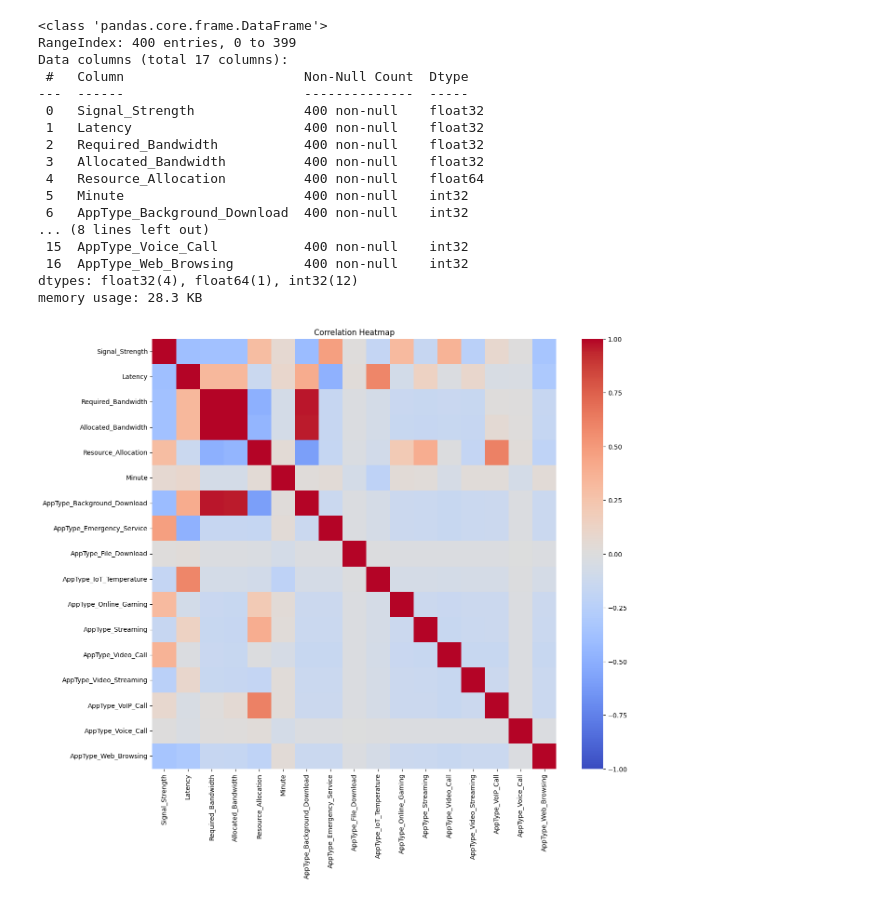
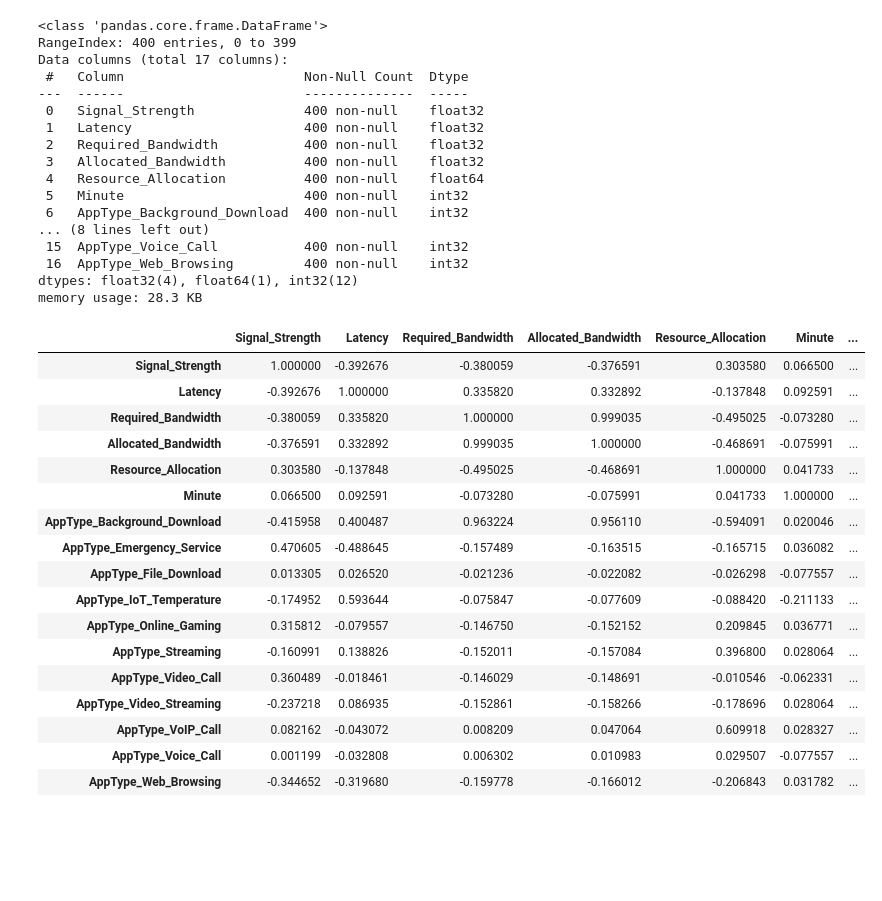
Before and after one commit to Sulavsir/5G-service-prediction, a Jupyter notebook: MLpreds.ipynb, the cells around one changed output. Cells and saved outputs as stored; diff of their text form; code cells hidden in the pictures; blank space fills up the shorter version.

```diff
--- a/MLpreds.ipynb
+++ b/MLpreds.ipynb
@@ -140,3 +140,24 @@ correlation_matrix = data.corr()
+# %%
+correlation_matrix
+# %% [output]
+|  | Signal_Strength | Latency | Required_Bandwidth | Allocated_Bandwidth | Resource_Allocation | Minute | ... |
+| Signal_Strength | 1.000000 | -0.392676 | -0.380059 | -0.376591 | 0.303580 | 0.066500 | ... |
+| Latency | -0.392676 | 1.000000 | 0.335820 | 0.332892 | -0.137848 | 0.092591 | ... |
+| Required_Bandwidth | -0.380059 | 0.335820 | 1.000000 | 0.999035 | -0.495025 | -0.073280 | ... |
+| Allocated_Bandwidth | -0.376591 | 0.332892 | 0.999035 | 1.000000 | -0.468691 | -0.075991 | ... |
+| Resource_Allocation | 0.303580 | -0.137848 | -0.495025 | -0.468691 | 1.000000 | 0.041733 | ... |
+| Minute | 0.066500 | 0.092591 | -0.073280 | -0.075991 | 0.041733 | 1.000000 | ... |
+| AppType_Background_Download | -0.415958 | 0.400487 | 0.963224 | 0.956110 | -0.594091 | 0.020046 | ... |
+| AppType_Emergency_Service | 0.470605 | -0.488645 | -0.157489 | -0.163515 | -0.165715 | 0.036082 | ... |
+| AppType_File_Download | 0.013305 | 0.026520 | -0.021236 | -0.022082 | -0.026298 | -0.077557 | ... |
+| AppType_IoT_Temperature | -0.174952 | 0.593644 | -0.075847 | -0.077609 | -0.088420 | -0.211133 | ... |
+| AppType_Online_Gaming | 0.315812 | -0.079557 | -0.146750 | -0.152152 | 0.209845 | 0.036771 | ... |
+| AppType_Streaming | -0.160991 | 0.138826 | -0.152011 | -0.157084 | 0.396800 | 0.028064 | ... |
+| AppType_Video_Call | 0.360489 | -0.018461 | -0.146029 | -0.148691 | -0.010546 | -0.062331 | ... |
+| AppType_Video_Streaming | -0.237218 | 0.086935 | -0.152861 | -0.158266 | -0.178696 | 0.028064 | ... |
+| AppType_VoIP_Call | 0.082162 | -0.043072 | 0.008209 | 0.047064 | 0.609918 | 0.028327 | ... |
+| AppType_Voice_Call | 0.001199 | -0.032808 | 0.006302 | 0.010983 | 0.029507 | -0.077557 | ... |
+| AppType_Web_Browsing | -0.344652 | -0.319680 | -0.159778 | -0.166012 | -0.206843 | 0.031782 | ... |
 # %%
 # Scale the data
 scaler = StandardScaler()
@@ -144,10 +165,3 @@ scaled_df = pd.DataFrame(scaler.fit_transform(data), columns=data.columns)
 
 # Calculate the correlation matrix
 correlation_matrix = scaled_df.corr()
-# %%
-plt.figure(figsize=(14, 12))
-sns.heatmap(correlation_matrix, annot=False, cmap='coolwarm', vmin=-1, vmax=1, fmt='.2f')
-plt.title('Correlation Heatmap')
-plt.show()
-# %% [output]
-[figure, removed]
```
Also changed, not shown: parts of 21 cells of this notebook.
